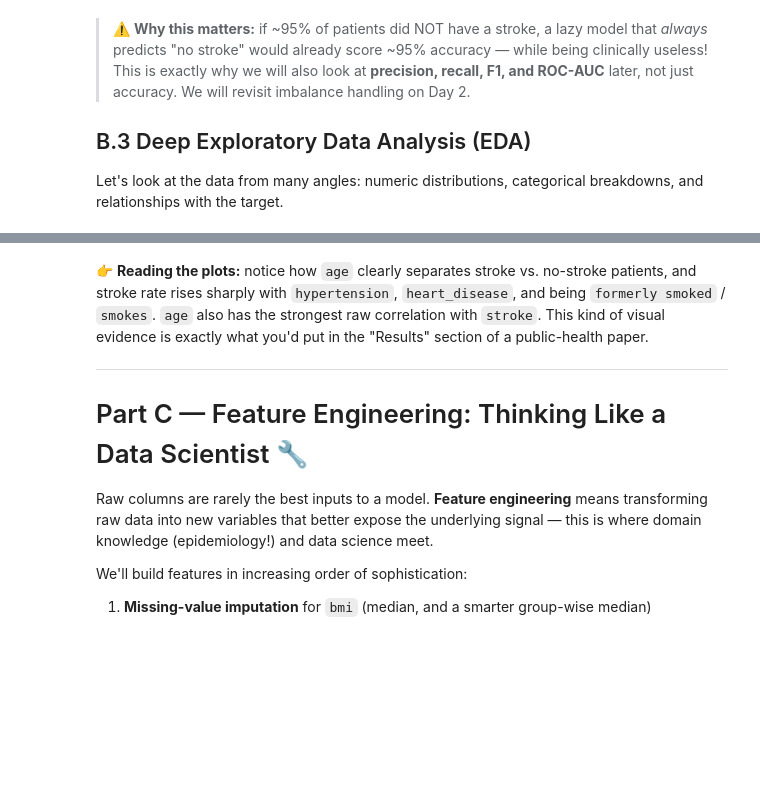
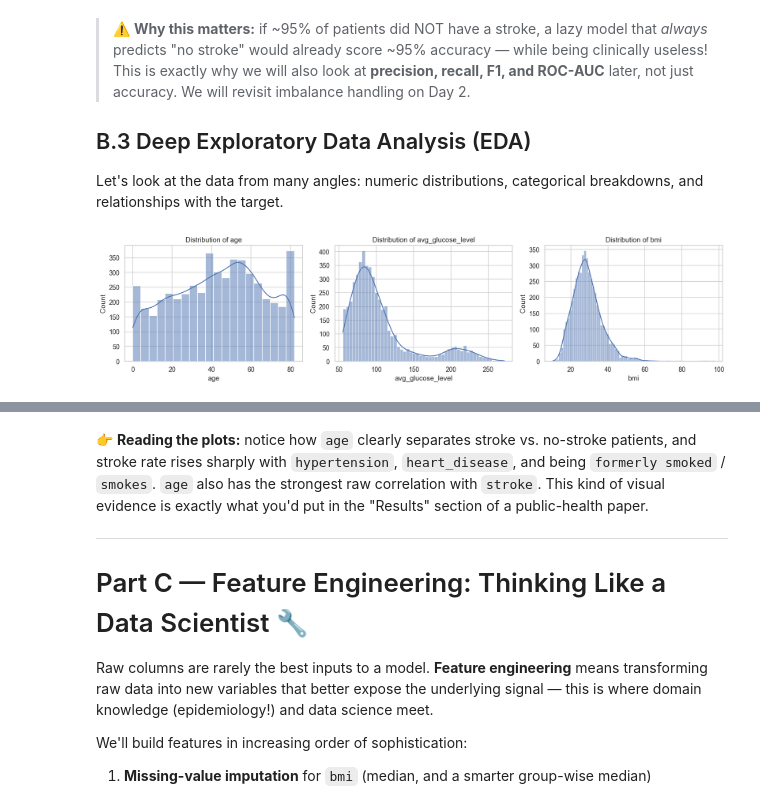
Before and after one commit to kaopanboonyuen/KKU_Biostat_ML_2026s2, a Jupyter notebook: code/Day1_KKU_Biostat_ML.ipynb, the cells around one changed output, grey strips where cells are left out. Drawn from its saved outputs; the diff is of its cells as text; code cells hidden in the pictures; blank space fills up the shorter version.

```diff
--- a/code/Day1_KKU_Biostat_ML.ipynb
+++ b/code/Day1_KKU_Biostat_ML.ipynb
@@ -353,14 +507,16 @@ plt.show()
 Let's look at the data from many angles: numeric distributions, categorical breakdowns, and relationships with the target.
 # %%
 
-numeric_cols = # Write your code here
+numeric_cols = ["age", "avg_glucose_level", "bmi"]
 
 fig, axes = plt.subplots(1, 3, figsize=(16, 4))
 for ax, col in zip(axes, numeric_cols):
     sns.histplot(df[col].dropna(), kde=True, ax=ax, color="#4C72B0")
     ax.set_title(f"Distribution of {col}")
 plt.tight_layout()
 plt.show()
+# %% [output]
+[figure, added]
 # %%
 
 fig, axes = plt.subplots(1, 3, figsize=(16, 4))
```
Also changed, not shown: parts of 37 cells of this notebook.
